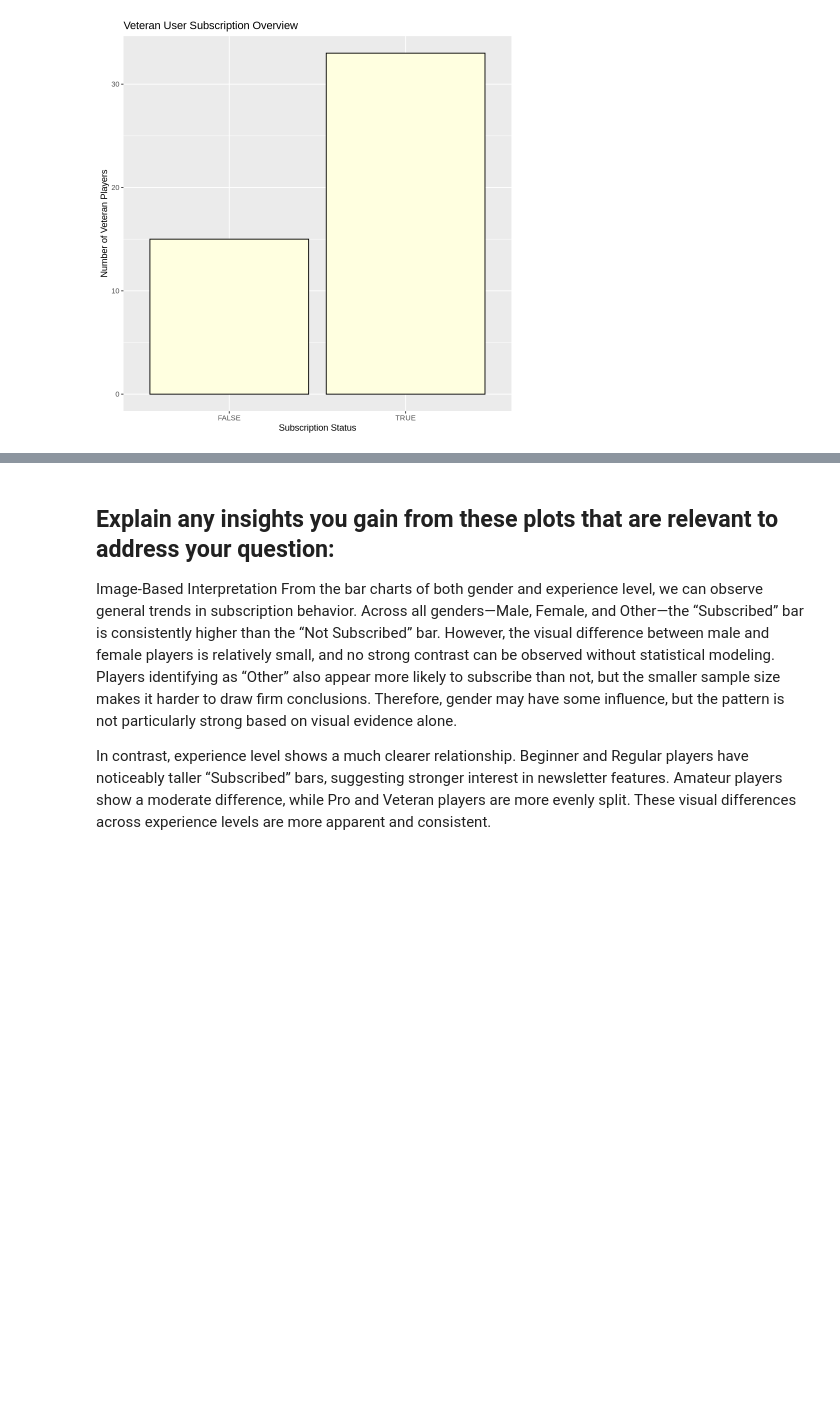
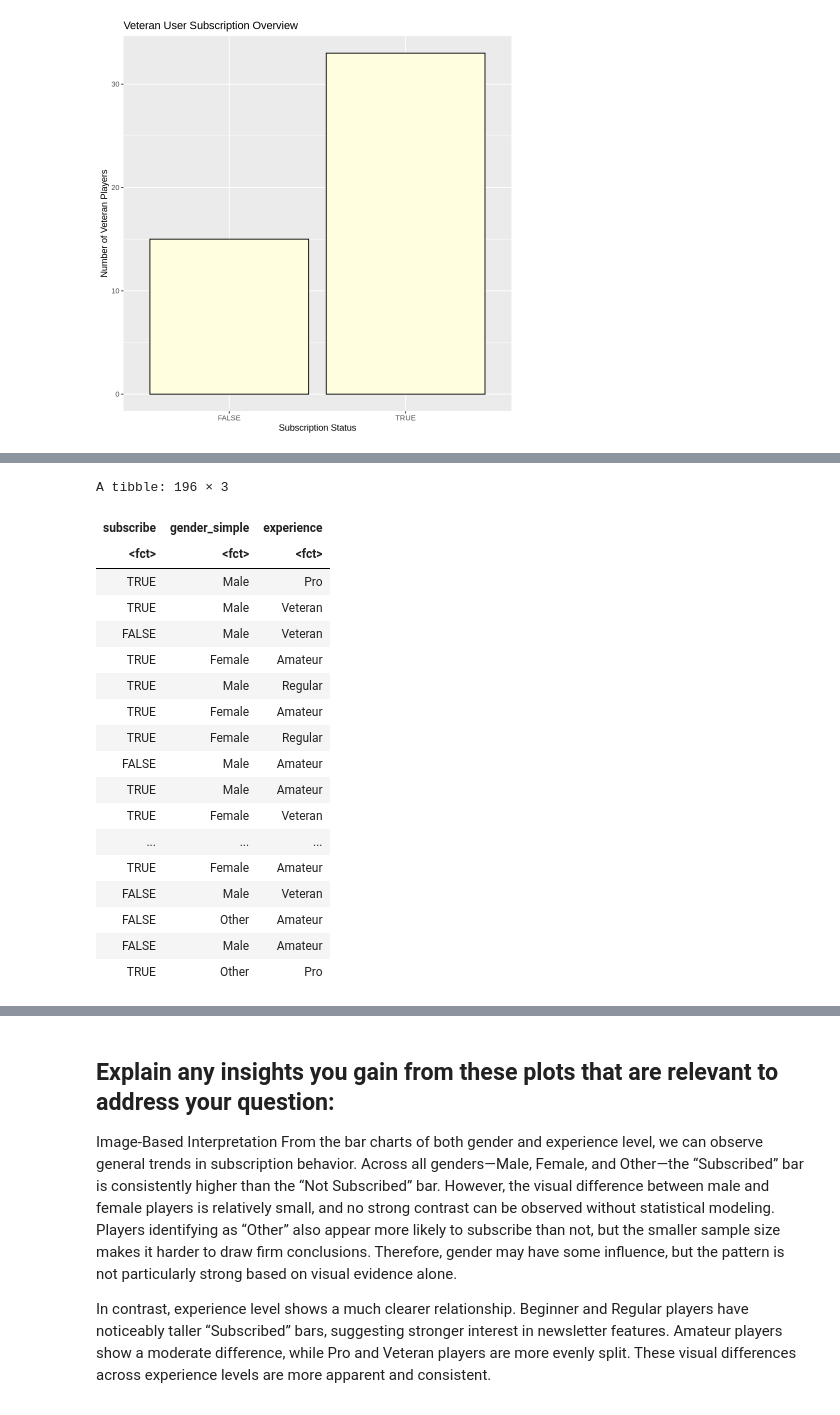
Before and after one commit to 90419359/data-science-project, a Jupyter notebook: junxiaolu 90419359 data science 100 project.ipynb, the cells around one changed output, grey strips where cells are left out. Cells and saved outputs as stored; diff of their text form; code cells hidden in the pictures; blank space fills up the shorter version.

```diff
--- a/junxiaolu 90419359 data science 100 project.ipynb
+++ b/junxiaolu 90419359 data science 100 project.ipynb
@@ -290,0 +318,25 @@ experience_subscribe_veteran_bar
+# %%
+data <- Player_data |>
+  select(subscribe, gender_simple, experience) |>
+  drop_na()
+data
+# %% [output]
+A tibble: 196 × 3
+| subscribe | gender_simple | experience |
+| <fct> | <fct> | <fct> |
+| TRUE | Male | Pro |
+| TRUE | Male | Veteran |
+| FALSE | Male | Veteran |
+| TRUE | Female | Amateur |
+| TRUE | Male | Regular |
+| TRUE | Female | Amateur |
+| TRUE | Female | Regular |
+| FALSE | Male | Amateur |
+| TRUE | Male | Amateur |
+| TRUE | Female | Veteran |
+| ... | ... | ... |
+| TRUE | Female | Amateur |
+| FALSE | Male | Veteran |
+| FALSE | Other | Amateur |
+| FALSE | Male | Amateur |
+| TRUE | Other | Pro |
```
Also changed, not shown: parts of 6 cells of this notebook.
